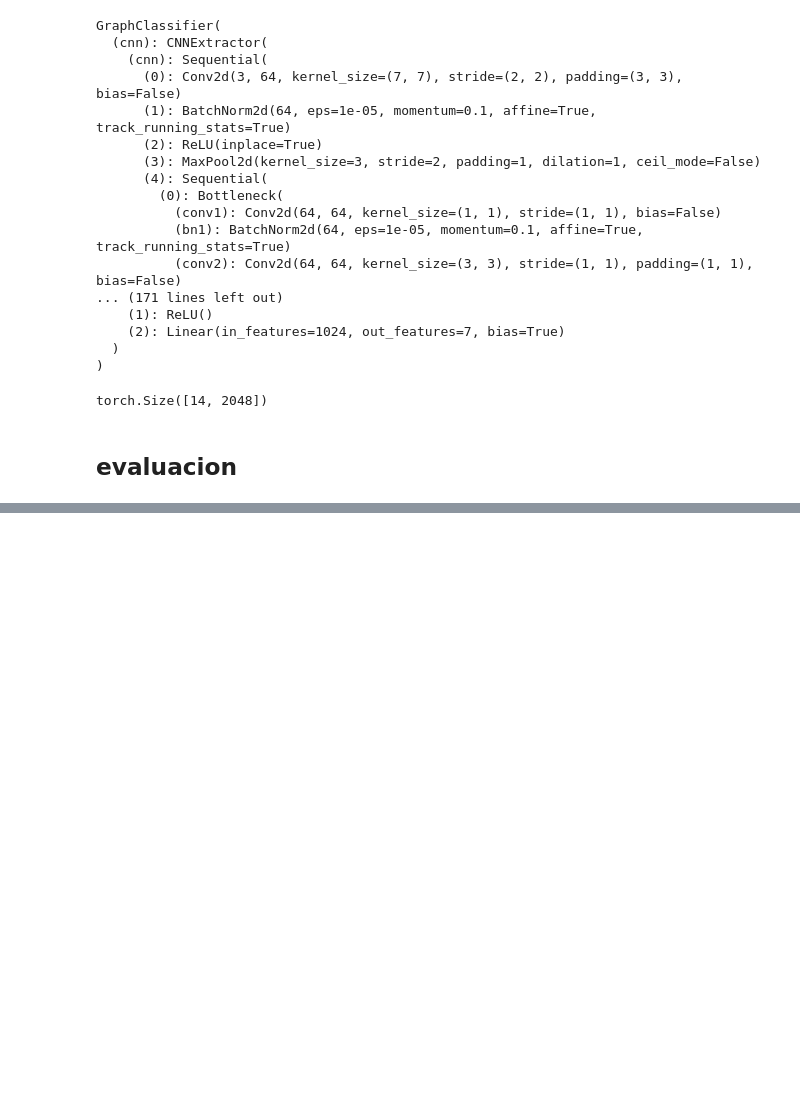
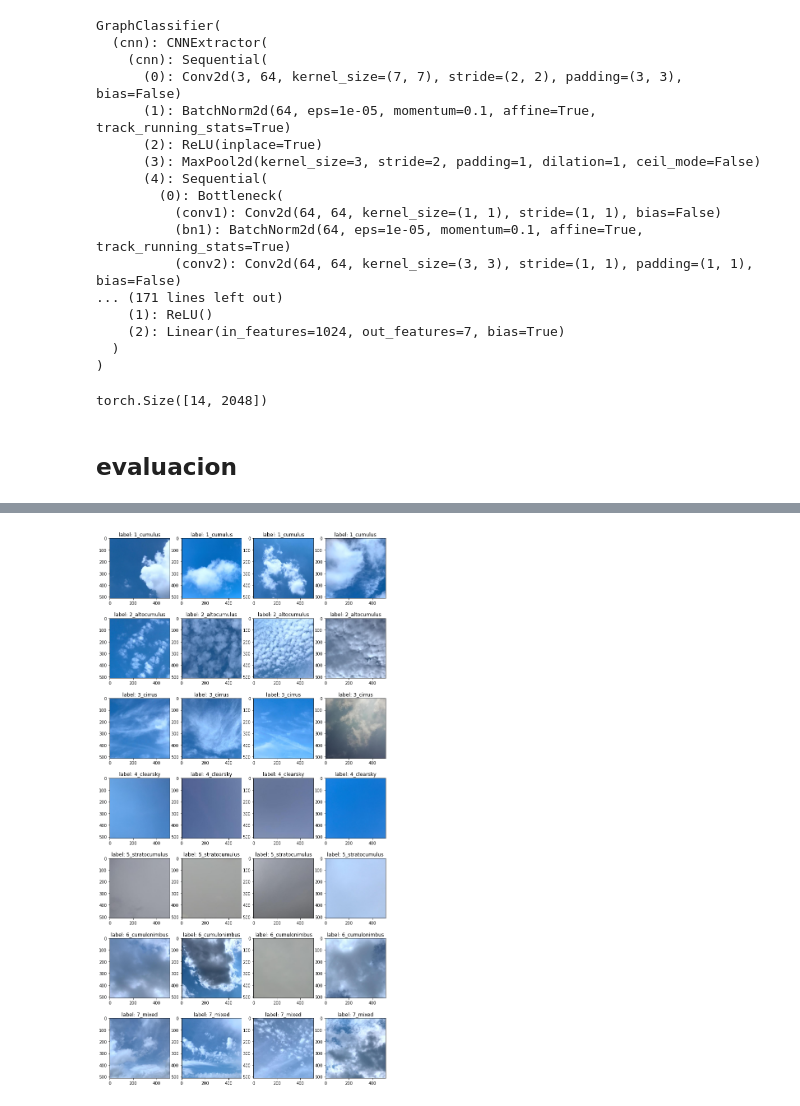
Before and after one commit to leonardtd/Cloud-Classification, a Jupyter notebook: code/inference experiments/Inference by num samples.ipynb, the cells around one changed output, grey strips where cells are left out. Saved outputs shown, nothing was run; the diff lists cells and outputs as text; code cells hidden in the pictures; blank space fills up the shorter version.

```diff
--- a/code/inference experiments/Inference by num samples.ipynb
+++ b/code/inference experiments/Inference by num samples.ipynb
@@ -196,0 +324,3 @@ pd.Series(r).value_counts()/pd.Series(np.array(test_targets)).value_counts()
+# %%
+pivot_paths = sample_paths(df_train, n=4, random_state=10)
+pivot_targets = get_targets_wname(pivot_paths)
@@ -196,0 +329,19 @@ pd.Series(r).value_counts()/pd.Series(np.array(test_targets)).value_counts()
+# %%
+images = []
+
+for p in pivot_paths:
+    img = read_image(p).int().numpy().transpose(1,2,0)
+    images.append(img)
+# %%
+fig = plt.figure(figsize=(12, 28))
+columns = 4
+rows = 8
+for i in range(1, 4*7 +1):
+    img = images[i-1]
+    fig.add_subplot(rows, columns, i)
+    plt.imshow(img)
+    plt.title(f'label: {pivot_targets[i-1]}')
+plt.savefig('inference experiments/best_pivot_images.png')
+plt.show()
+# %% [output]
+[figure, added]
```
Also changed, not shown: parts of 16 cells of this notebook, 2 other files.
